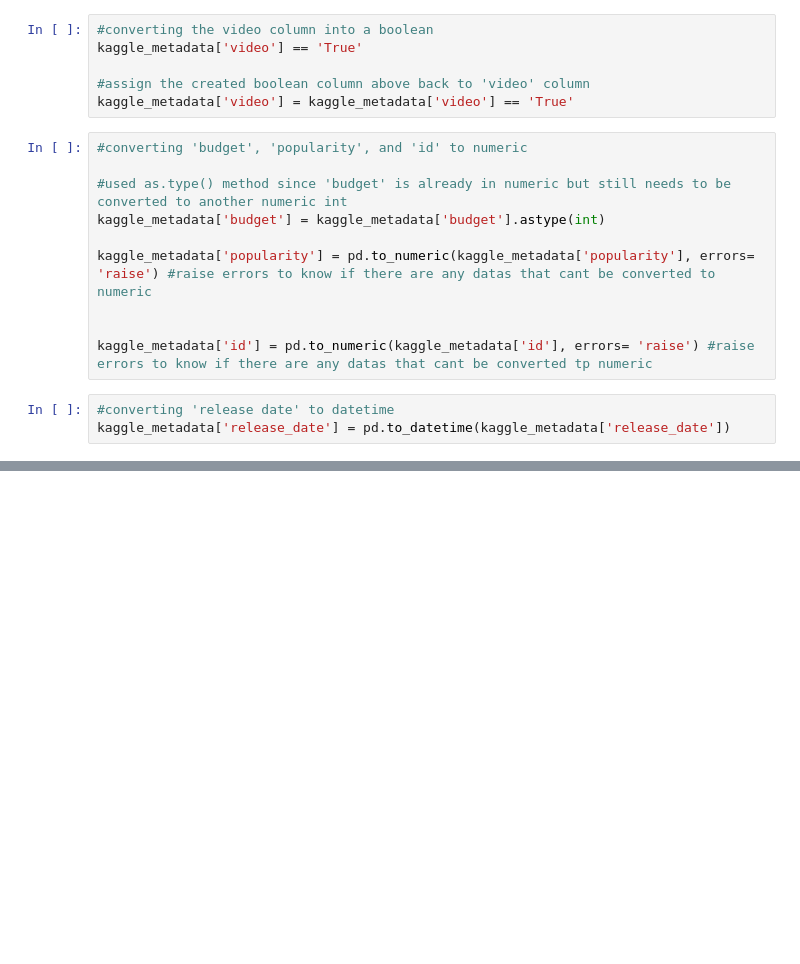
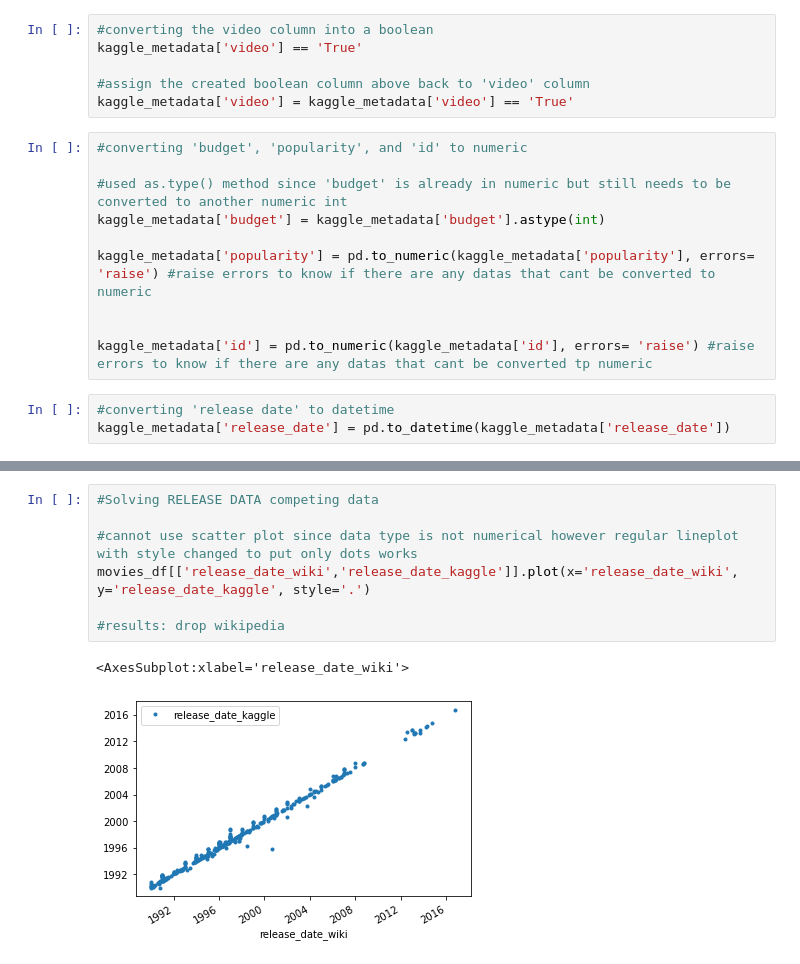
Before and after one commit to nasarar/Movies_ETL, a Jupyter notebook: ETL_Practice.ipynb, the cells around one changed output, grey strips where cells are left out. Drawn from its saved outputs; the diff is of its cells as text; blank space fills up the shorter version.

```diff
--- a/ETL_Practice.ipynb
+++ b/ETL_Practice.ipynb
@@ -347,0 +777,10 @@ movies_df = pd.merge(wiki_movies_df, kaggle_metadata)
+# %%
+#Solving RELEASE DATA competing data
+
+#cannot use scatter plot since data type is not numerical however regular lineplot with style changed to put only dots works
+movies_df[['release_date_wiki','release_date_kaggle']].plot(x='release_date_wiki', y='release_date_kaggle', style='.')
+
+#results: drop wikipedia
+# %% [output]
+<AxesSubplot:xlabel='release_date_wiki'>
+[figure, added]
```
Also changed, not shown: parts of 51 cells of this notebook.
